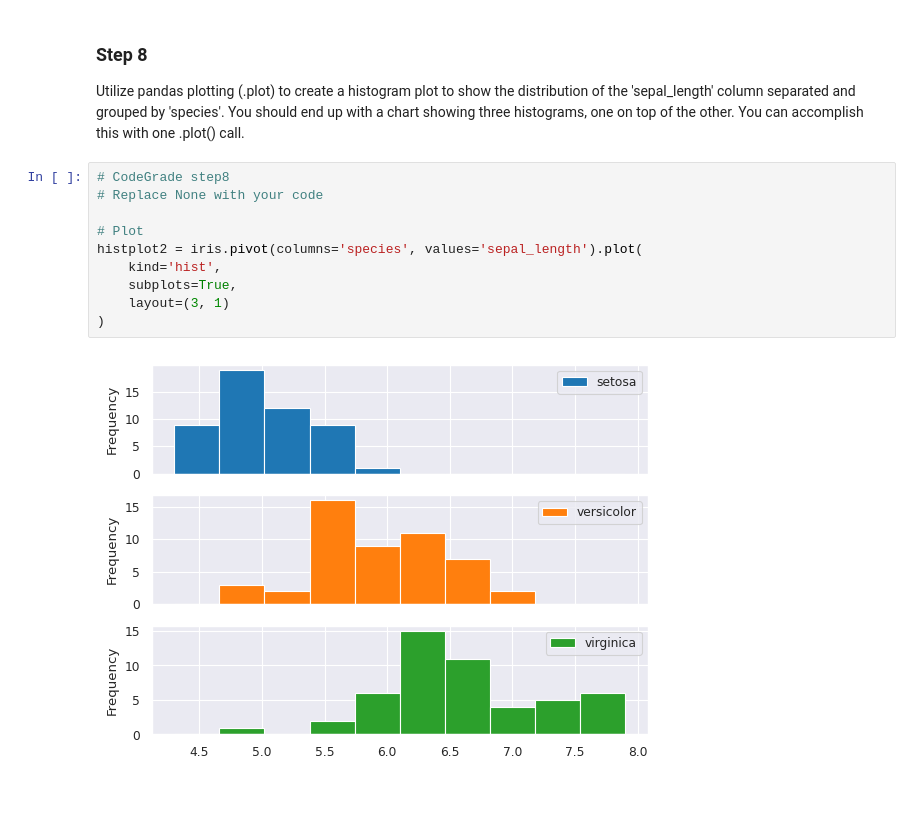
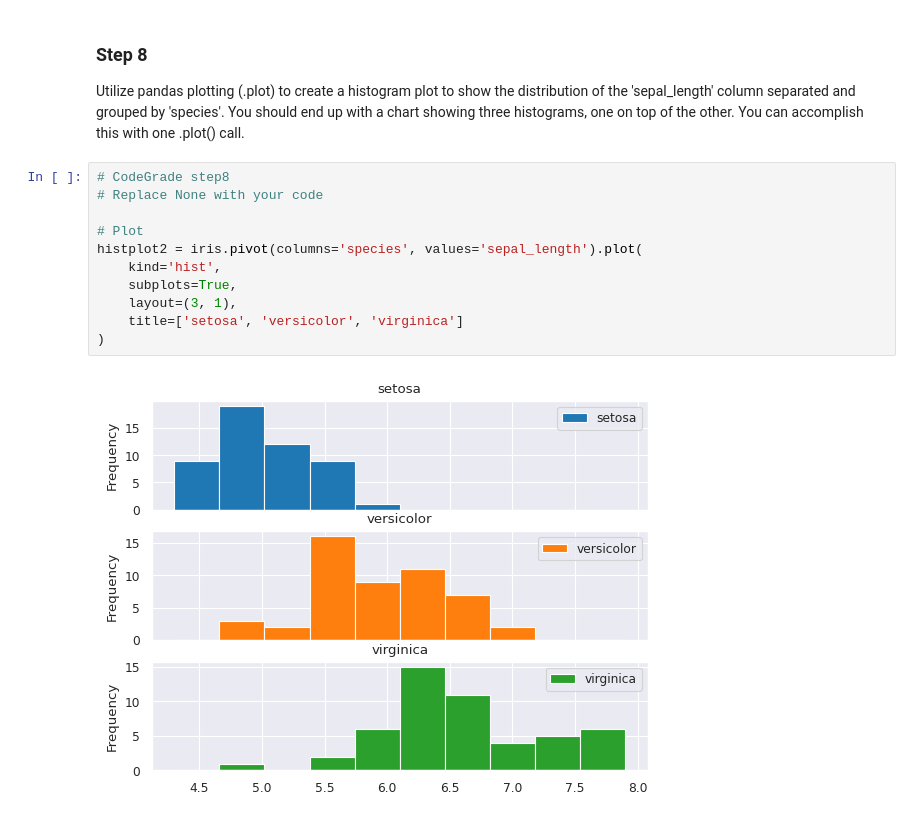
Before and after one commit to drivernf/DS_Course0_Week1_Module6_SeabornPandas, a Jupyter notebook: SeabornPandas.ipynb, the cells around one changed output. Cells and saved outputs as stored; diff of their text form.

Commit message:
add titles

```diff
--- a/SeabornPandas.ipynb
+++ b/SeabornPandas.ipynb
@@ -237,12 +237,13 @@ Utilize pandas plotting (.plot) to create a histogram plot to show the distribut
 # %%
 # CodeGrade step8
 # Replace None with your code
 
 # Plot
 histplot2 = iris.pivot(columns='species', values='sepal_length').plot(
     kind='hist',
     subplots=True,
-    layout=(3, 1)
+    layout=(3, 1),
+    title=['setosa', 'versicolor', 'virginica']
 )
 # %% [output]
-[figure, old version]
+[figure, new version]
```
